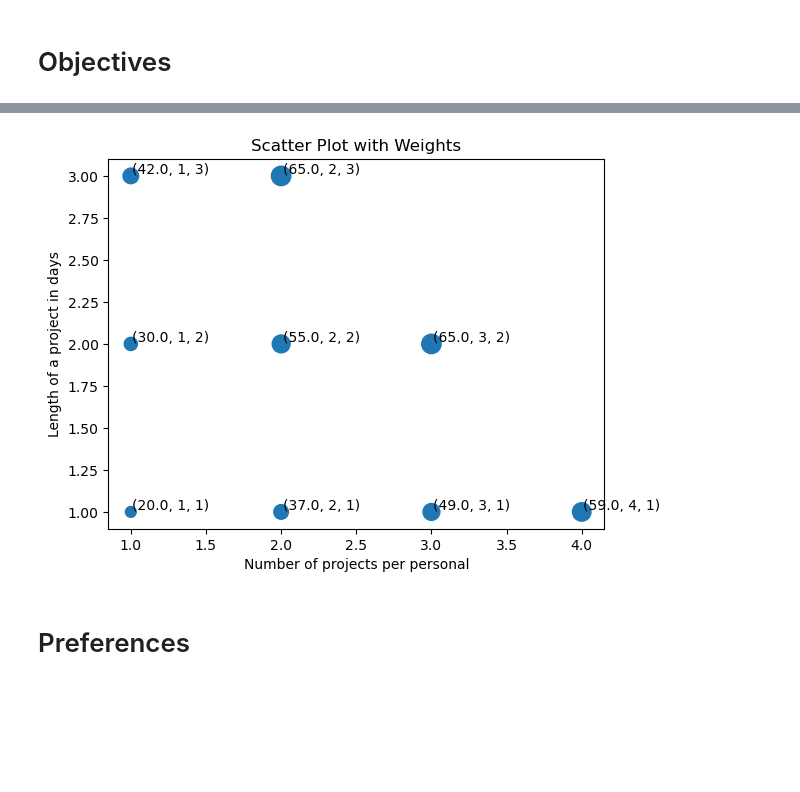
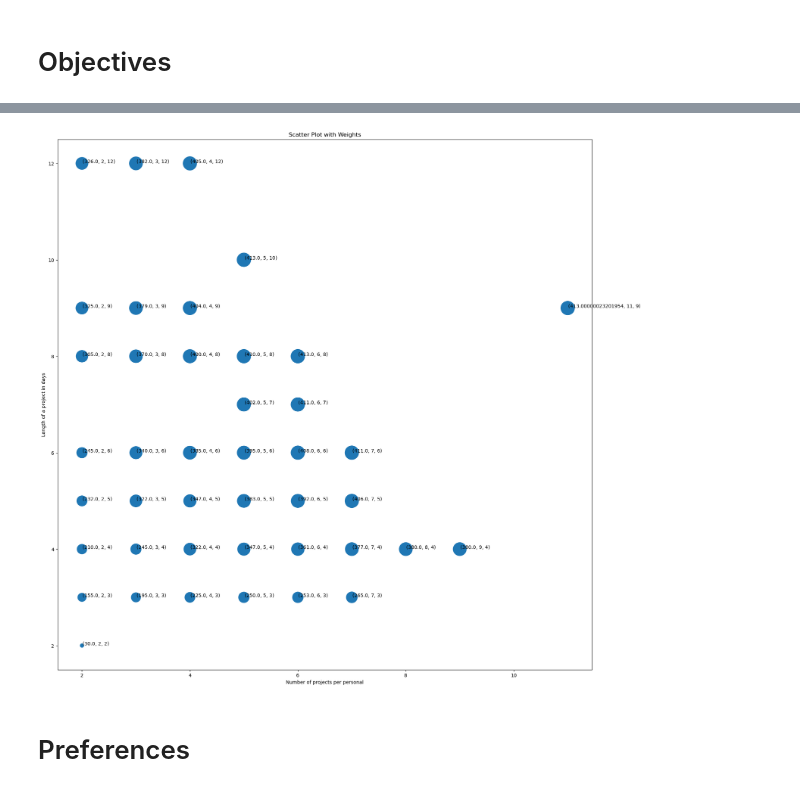
Before and after one commit to hamdilyes/decision-systems, a Jupyter notebook: ilyes_eps.ipynb, the cells around one changed output, grey strips where cells are left out. Saved outputs shown, nothing was run; the diff lists cells and outputs as text; code cells hidden in the pictures; blank space fills up the shorter version.

```diff
--- a/ilyes_eps.ipynb
+++ b/ilyes_eps.ipynb
@@ -15,7 +18,7 @@ model = grb.Model("Model")
 # %%
 # get the  data from the json file small.json
 import json
-with open('small.json') as f:
+with open('medium.json') as f:
     data = json.load(f)
 # data
 # %% [markdown]
@@ -225,10 +232,11 @@ def filter_dominated_solutions(pareto, curr):
 # %%
-eps2s = [i for i in range(len(J), 0, -1)]
-eps3s = [i for i in range(len(H), 0, -1)]
+eps2s = [i for i in range(len(J), 1, -1)]
+eps3s = [i for i in range(len(H), 1, -1)]
 pareto = []
 
 for eps2 in eps2s:
     for eps3 in eps3s:
+        print(eps2,eps3)
         # constraint for objective 2
         constrobj2 = model.addConstr( max_i <= eps2 , name = "constrobj2")
         constrobj4 = model.addConstr( max_i >= eps2 , name = "constrobj4")
@@ -272,20 +306,20 @@ pareto
 # %%
 import matplotlib.pyplot as plt
 # plot a 3d scatter with the pareto list print the labels of each point and set a different color for each point
-
+fig = plt.figure(figsize=(20,20))
 # Create the scatter plot
-plt.scatter([i[1] for i in pareto], [i[2] for i in pareto],s = [i[0]*3 for i in pareto])
+plt.scatter([i[1] for i in pareto], [i[2] for i in pareto],s = [i[0]*2 for i in pareto])
 # Add a title and labels for the x and y axes
 for i in pareto:
     plt.text(i[1] + 0.01, i[2]+0.01,  '%s' % (str(i)), size=10, zorder=1, color='k')
 plt.title("Scatter Plot with Weights")
 plt.xlabel("Number of projects per personal")
 plt.ylabel("Length of a project in days")
 
 # Show the plot
 plt.show()
 # %% [output]
-[figure, old version]
+[figure, new version]
 # %% [markdown]
 # Preferences
 # %%
```
Also changed, not shown: parts of 6 cells of this notebook.
